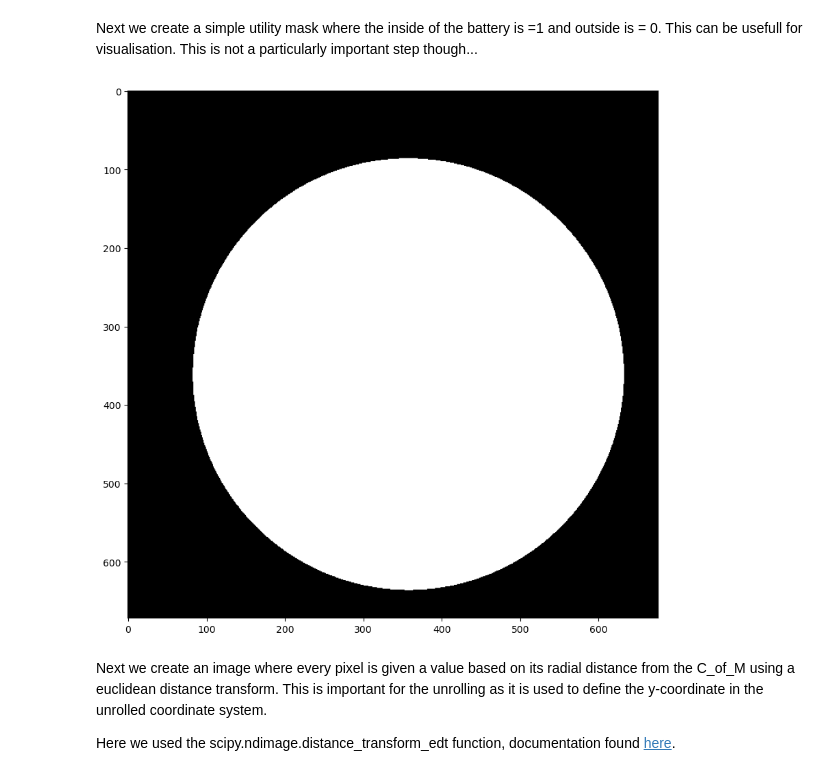
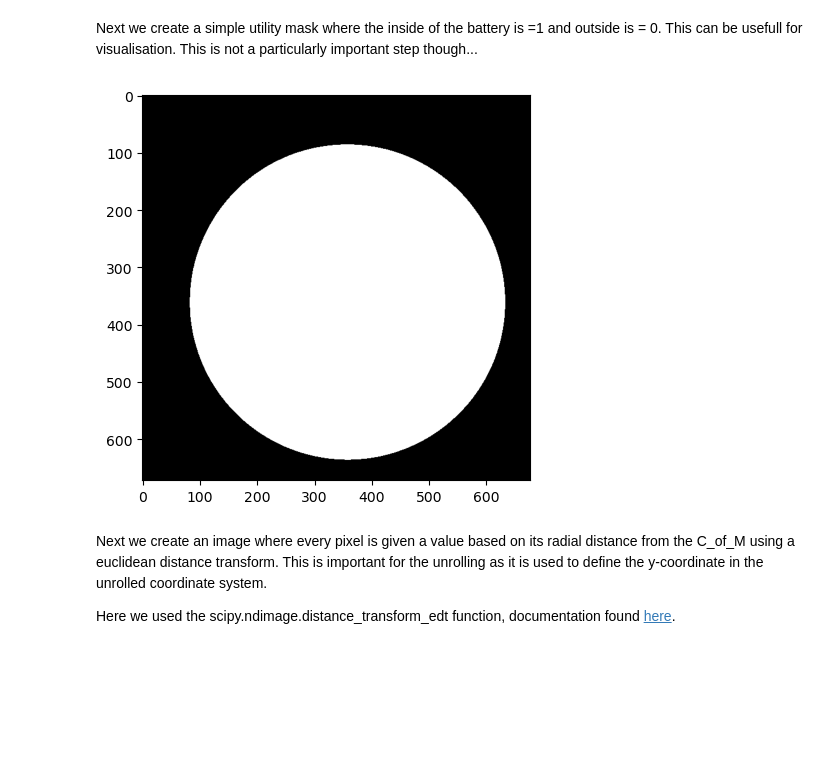
Before and after one commit to MaPhewJ/EIL_image_processing, a Jupyter notebook: mpj_lazy_unwrap.ipynb, the cells around one changed output. Saved outputs shown, nothing was run; the diff lists cells and outputs as text; code cells hidden in the pictures; blank space fills up the shorter version.

```diff
--- a/mpj_lazy_unwrap.ipynb
+++ b/mpj_lazy_unwrap.ipynb
@@ -49,7 +49,7 @@ ims_paths_list = []
 for l in os.listdir(ims_path): #creating a list containing paths to each slice
     ims_paths_list.append(os.path.join(ims_path,l))
     #these steps are only usefull if you wanted to apply unrolling to multple slices, slice-by-slice.
-im1 = io.imread(ims_paths_list[0]) #read an image in list. This image will be unrolled in this example notebook.
+im1 = io.v2.imread(ims_paths_list[0]) #read an image in list. This image will be unrolled in this example notebook.
 im1 = skimage.img_as_ubyte(im1) #convert to 8bit
 
 #BASIC IMAGE EXPLORATION
@@ -182,12 +182,12 @@ Next we create a simple utility mask where the inside of the battery is =1 and o
 # %%
 # first a basic utility mask where the inside of the battery is =1 and outside is = 0
 flooded_cell = skimage.segmentation.flood_fill(casing_seg, com, new_value = 1)
-plt.figure(figsize=(10, 10))
+plt.figure(figsize=(5, 5))
 plt.imshow(flooded_cell.astype(np.uint8), cmap='gray')
 plt.show()
 io.imwrite('D:/Jude/flooded_cell.tif', flooded_cell.astype(np.uint8), format = 'tif')
 # %% [output]
-[figure, old version]
+[figure, new version]
 # %% [markdown]
 Next we create an image where every pixel is given a value based on its radial distance from the C_of_M using a euclidean distance transform. This is important for the unrolling as it is used to define the y-coordinate in the unrolled coordinate system.
 
```
Also changed, not shown: parts of 10 cells of this notebook.
